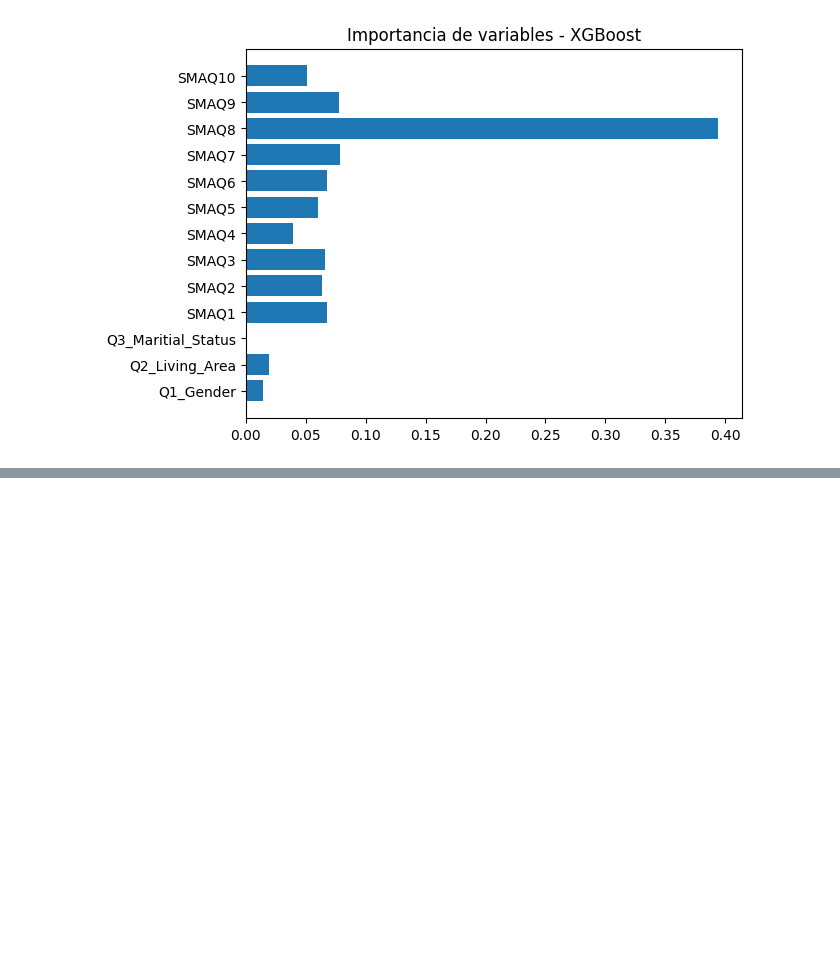
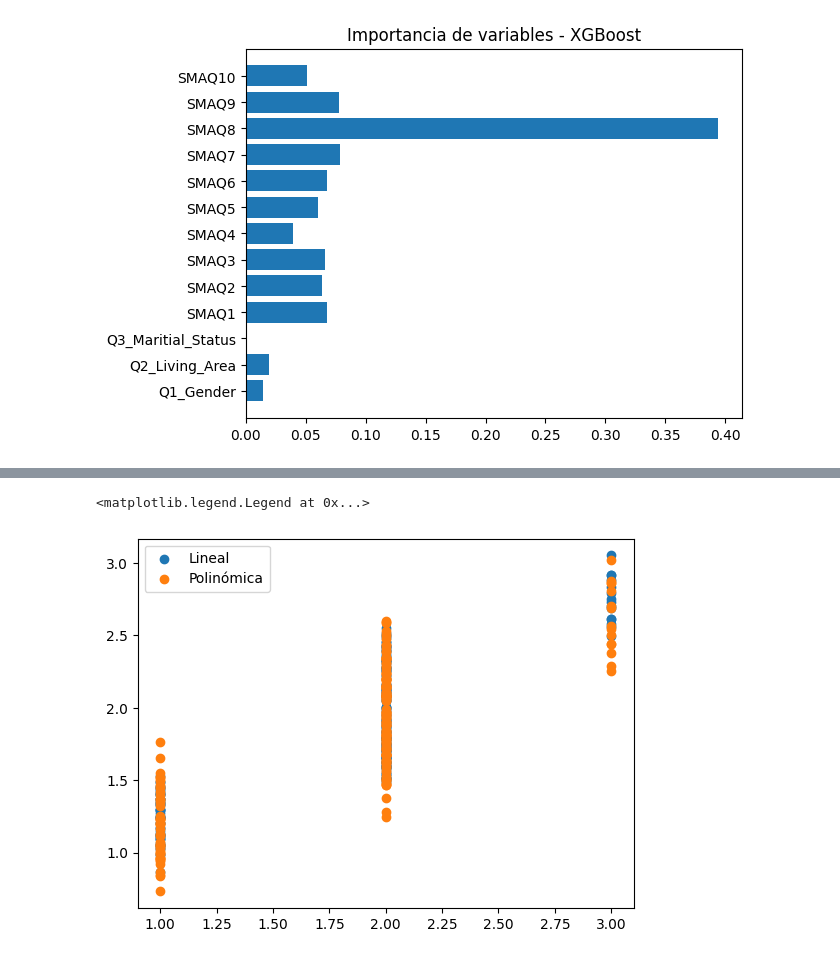
Before and after one commit to Oscar1979-png/2026-02-BILBAO-FT-Data-Science, a Jupyter notebook: 3-Machine_Learning/ML_project/Notebook proyecto ML_OFG.ipynb, the cells around one changed output, grey strips where cells are left out. Saved outputs shown, nothing was run; the diff lists cells and outputs as text; code cells hidden in the pictures; blank space fills up the shorter version.

```diff
--- a/3-Machine_Learning/ML_project/Notebook proyecto ML_OFG.ipynb
+++ b/3-Machine_Learning/ML_project/Notebook proyecto ML_OFG.ipynb
@@ -479,0 +670,7 @@ plt.show()
+# %%
+plt.scatter(y_test, y_pred_linear, label="Lineal")
+plt.scatter(y_test, y_pred_poly, label="Polinómica")
+plt.legend()
+# %% [output]
+<matplotlib.legend.Legend at 0x...>
+[figure, added]
```
Also changed, not shown: parts of 10 cells of this notebook, 12 other files.
